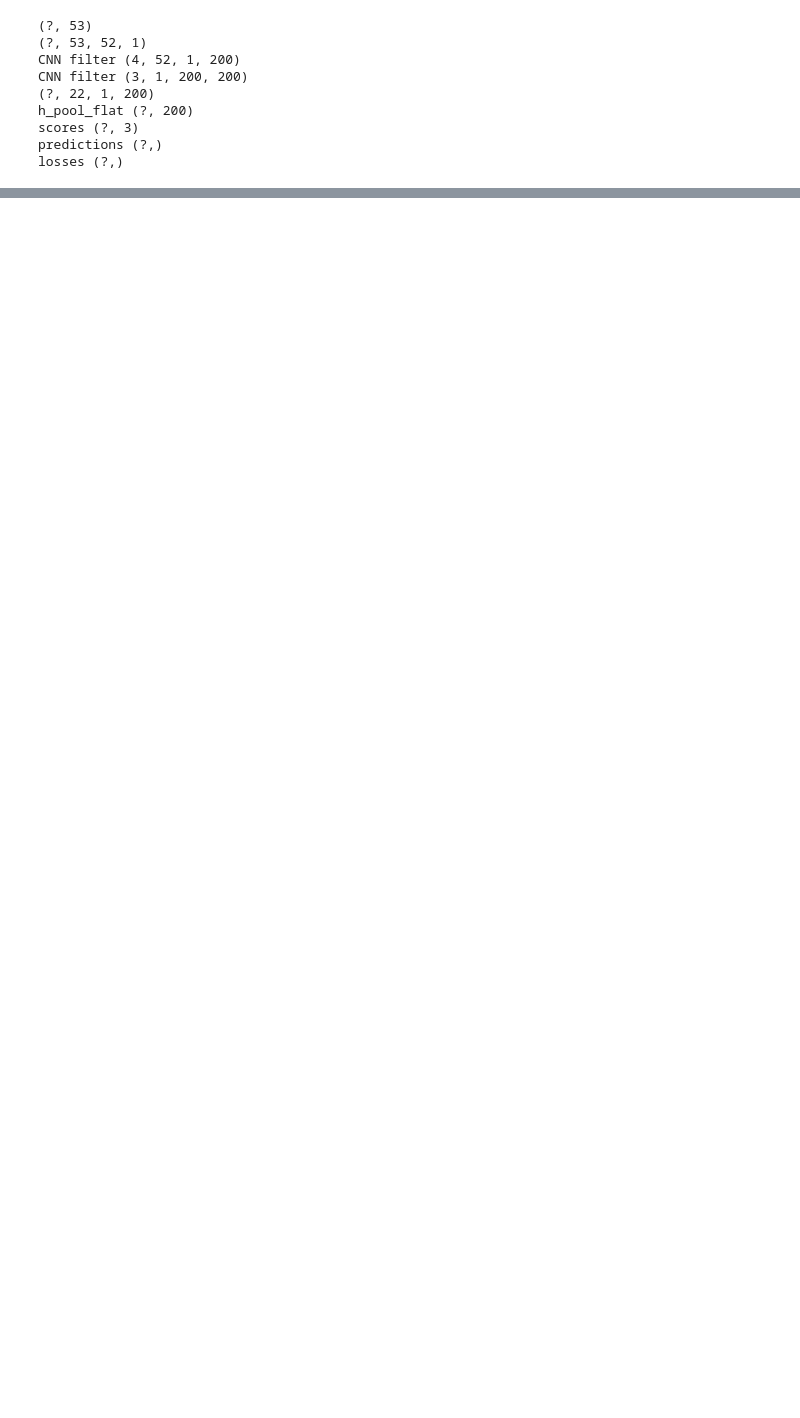
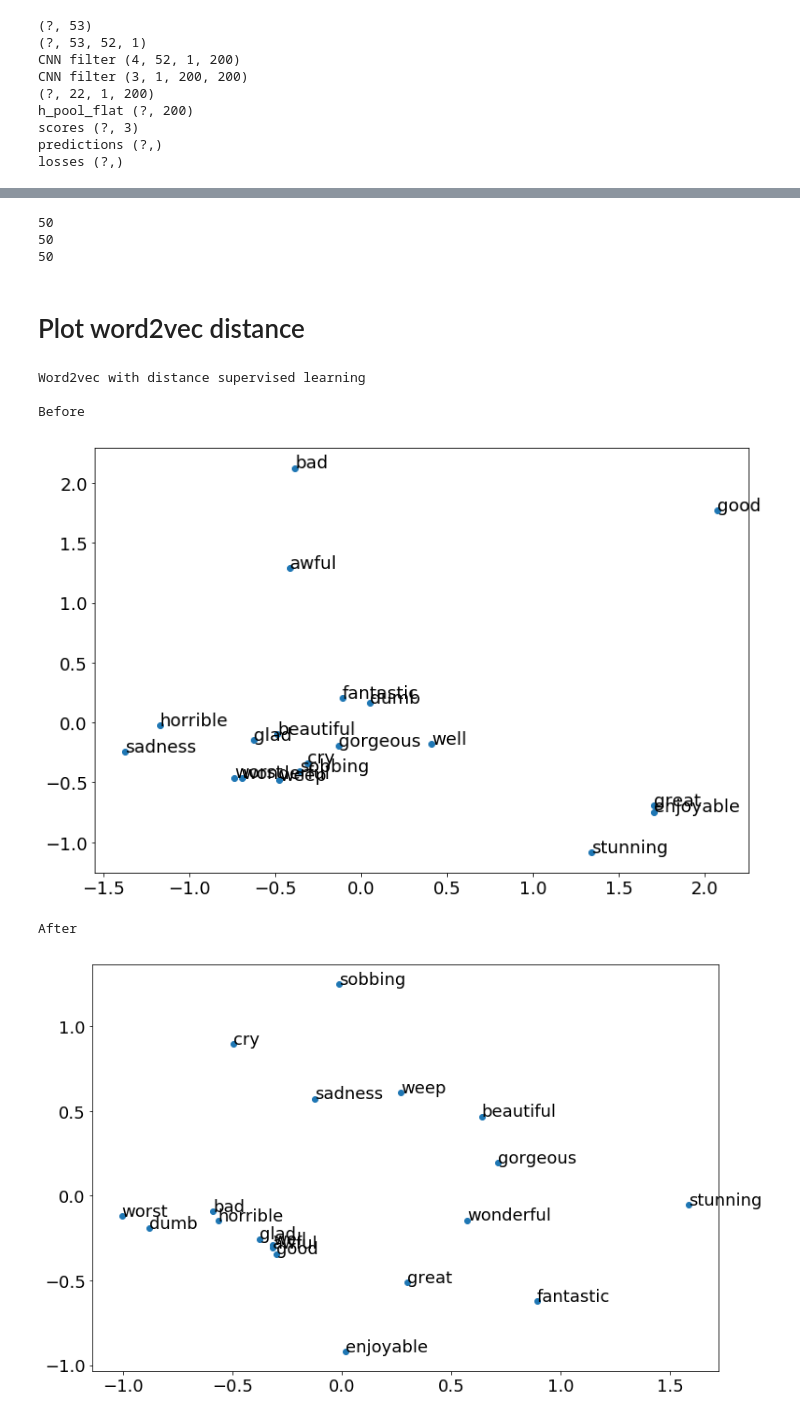
Before and after one commit to phejimlin/Deep-Learning-Course, a Jupyter notebook: Milestone2/milestone2.ipynb, the cells around one changed output, grey strips where cells are left out. Drawn from its saved outputs; the diff is of its cells as text; code cells hidden in the pictures; blank space fills up the shorter version.

```diff
--- a/Milestone2/milestone2.ipynb
+++ b/Milestone2/milestone2.ipynb
@@ -223,0 +267,4 @@ word_dict
+# %%
+# Transform tokens into indices in word embedding
+x_train_distance, x_test_distance = process_tweet(x_train_distance, x_test_distance,
+                                                  original_word_dict, max_length)
@@ -678,9 +563,7 @@ np.save('final_embeddings_52', final_embeddings)
 # Supervised Training
 # %%
 # Load embeddings from previous work
-final_embeddings = np.load('./final_embeddings_52.npy')
+final_embeddings = np.load('./final_embeddings_52_distance_modified_paper.npy')
 word_dict = {}
 with open('./data/embed_tweets_en_590M_52D_data/vocabulary_dict_52.pickle', 'rb') as myfile:
     word_dict = pickle.load(myfile)
-# with open('./data/embed_tweets_en_200M_200D/vocabulary.pickle', 'rb') as myfile:
-#     word_dict = pickle.load(myfile)
@@ -688,7 +577,9 @@ with open('./data/embed_tweets_en_590M_52D_data/vocabulary_dict_52.pickle', 'rb'
 #Load label data
 x_train_sentence, y_train, x_test_sentence, y_test = load_data_and_labels('./data/supervised_data/en_full.tsv.txt', './data/supervised_data/en_test.tsv')
 print(len(x_test_sentence))
-x_train, x_test = process_tweet(x_train_sentence, x_test_sentence, final_embeddings.shape[0])
+x_train_token, x_test_token, _, max_length = tokenize_tweet(x_train_sentence, x_test_sentence, word_dict)
+del x_test_sentence,x_train_sentence
+x_train, x_test = process_tweet(x_train_token, x_test_token, word_dict, max_length)
 # %% [output]
 20632
 53
@@ -1071,0 +884,10 @@ Evaluation:
+# %%
+print(len(test_accuracy_list))
+print(len(train_accuracy_list))
+print(len(epoch_list))
+# %% [output]
+50
+50
+50
+# %% [markdown]
+# Plot word2vec distance
@@ -1071,0 +920,38 @@ Evaluation:
+# %%
+def draw_plot(words, matrix, v_dic, nbest=15):
+    word_vectors = []
+    for word in words:
+        index = v_dic[word]
+        word_vectors.append(matrix[index])
+    pca = PCA(n_components=2)
+    pca.fit(word_vectors)
+    X = pca.transform(word_vectors)
+
+    xs = X[:, 0]
+    ys = X[:, 1]
+
+    # draw
+    plt.figure(figsize=(12,8))
+    plt.scatter(xs, ys, marker = 'o')
+    for i, w in enumerate(words):
+        plt.annotate(w, (xs[i], ys[i]))
+
+    plt.show()
+# %%
+words = ['sadness', 'sobbing', 'cry', 'weep', 'horrible', 'worst', 'awful', 'enjoyable', 'wonderful',
+         'bad', 'fantastic', 'great', 'good', 'beautiful', 'stunning','gorgeous','glad','well','dumb']
+
+plt.rcParams['font.size'] = 18
+
+print("Word2vec with distance supervised learning\n")
+print("Before")
+draw_plot(words, original_embeddings, original_word_dict)
+print("After")
+draw_plot(words, final_embeddings, word_dict)
+# %% [output]
+Word2vec with distance supervised learning
+
+Before
+[figure, added]
+After
+[figure, added]
```
Also changed, not shown: parts of 35 cells of this notebook, 1 other file.
